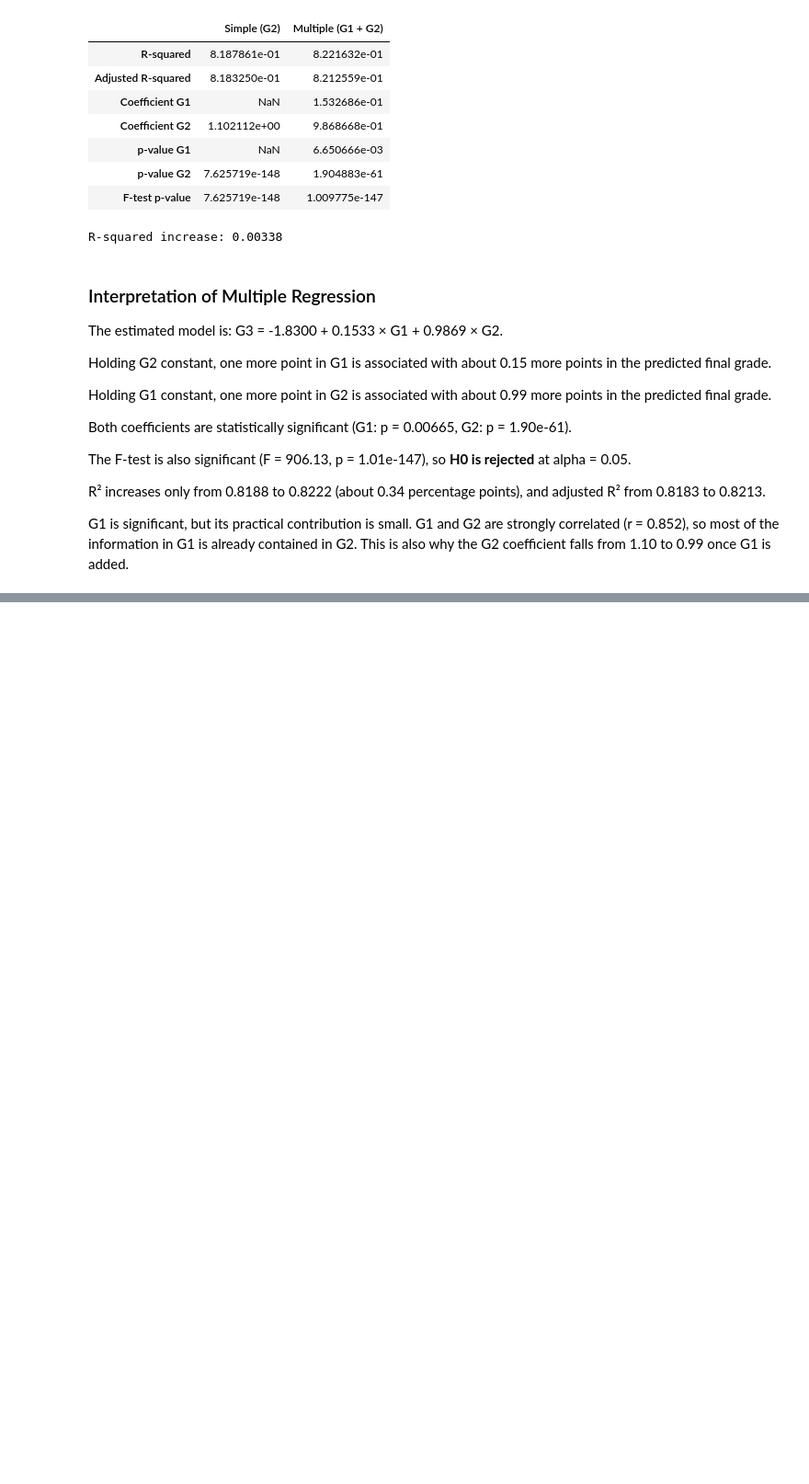
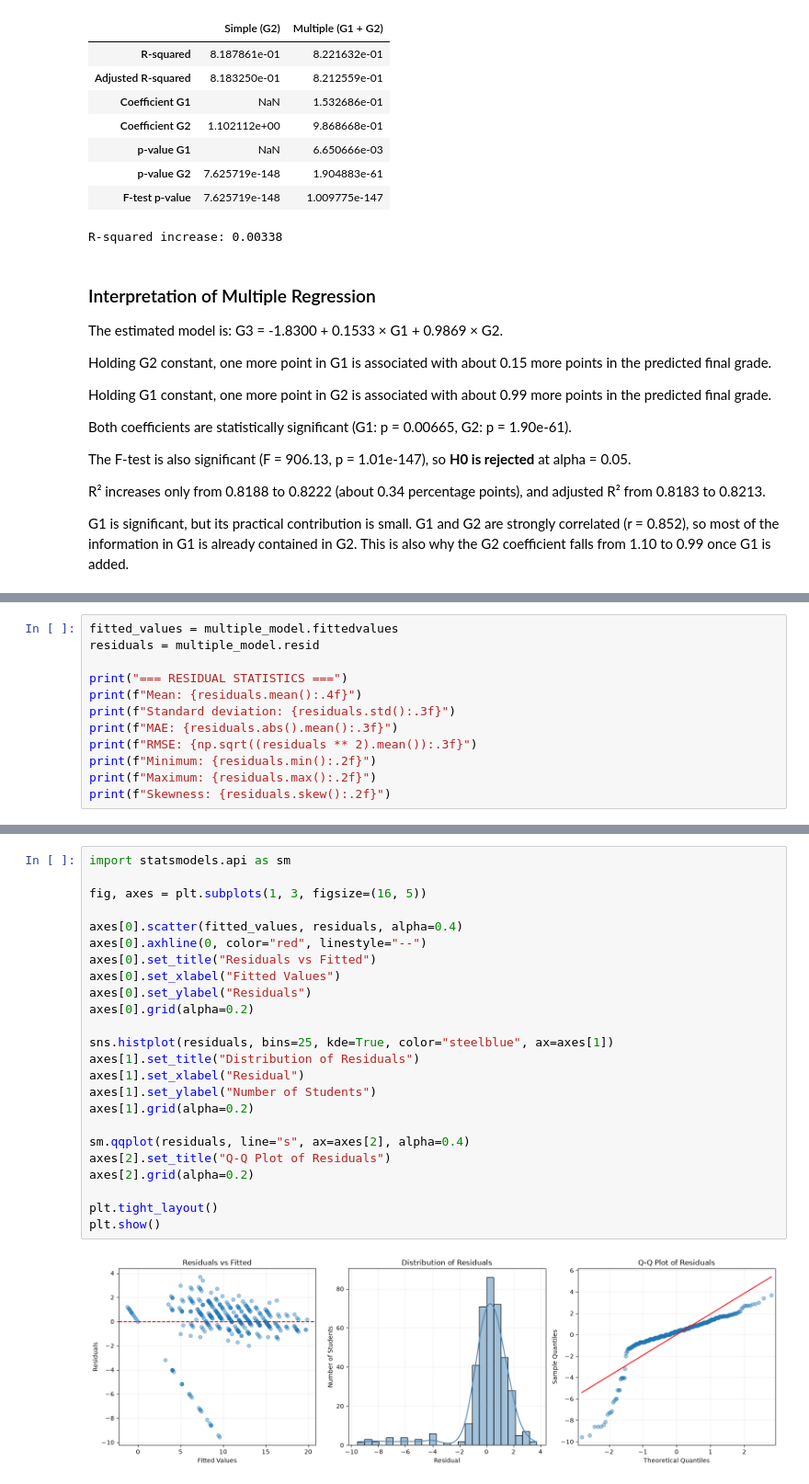
Before and after one commit to valonhajrediniii/data-analysis-project-1, a Jupyter notebook: analysis.ipynb, the cells around one changed output, grey strips where cells are left out. Shown at 92% size. Drawn from its saved outputs; the diff is of its cells as text; blank space fills up the shorter version.

Commit message:
Add residual analysis of multiple regression model

```diff
--- a/analysis.ipynb
+++ b/analysis.ipynb
@@ -522,0 +529,12 @@ G1 is significant, but its practical contribution is small. G1 and G2 are strong
+# %%
+fitted_values = multiple_model.fittedvalues
+residuals = multiple_model.resid
+
+print("=== RESIDUAL STATISTICS ===")
+print(f"Mean: {residuals.mean():.4f}")
+print(f"Standard deviation: {residuals.std():.3f}")
+print(f"MAE: {residuals.abs().mean():.3f}")
+print(f"RMSE: {np.sqrt((residuals ** 2).mean()):.3f}")
+print(f"Minimum: {residuals.min():.2f}")
+print(f"Maximum: {residuals.max():.2f}")
+print(f"Skewness: {residuals.skew():.2f}")
@@ -522,0 +550,26 @@ G1 is significant, but its practical contribution is small. G1 and G2 are strong
+# %%
+import statsmodels.api as sm
+
+fig, axes = plt.subplots(1, 3, figsize=(16, 5))
+
+axes[0].scatter(fitted_values, residuals, alpha=0.4)
+axes[0].axhline(0, color="red", linestyle="--")
+axes[0].set_title("Residuals vs Fitted")
+axes[0].set_xlabel("Fitted Values")
+axes[0].set_ylabel("Residuals")
+axes[0].grid(alpha=0.2)
+
+sns.histplot(residuals, bins=25, kde=True, color="steelblue", ax=axes[1])
+axes[1].set_title("Distribution of Residuals")
+axes[1].set_xlabel("Residual")
+axes[1].set_ylabel("Number of Students")
+axes[1].grid(alpha=0.2)
+
+sm.qqplot(residuals, line="s", ax=axes[2], alpha=0.4)
+axes[2].set_title("Q-Q Plot of Residuals")
+axes[2].grid(alpha=0.2)
+
+plt.tight_layout()
+plt.show()
+# %% [output]
+[figure, added]
```
Also changed, not shown: parts of 7 cells of this notebook.
